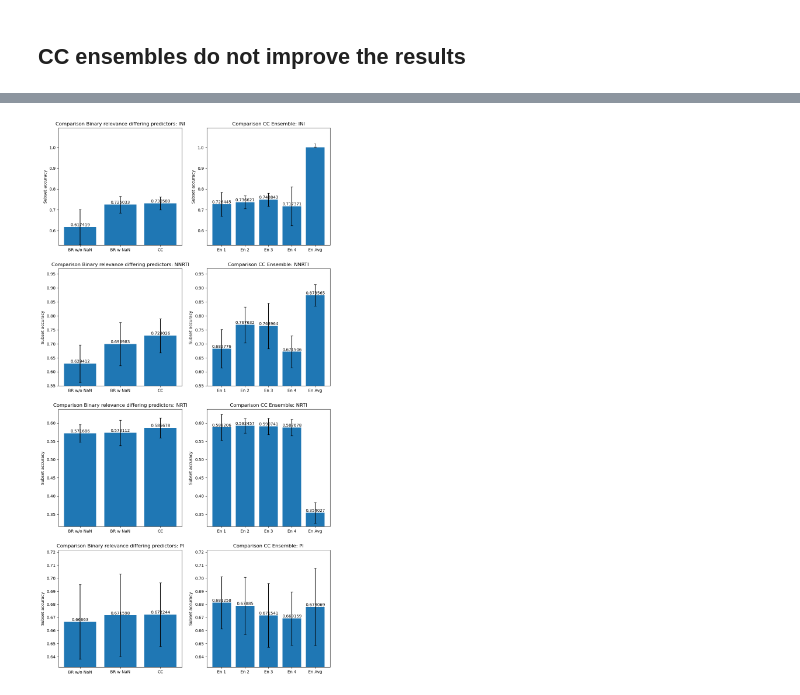
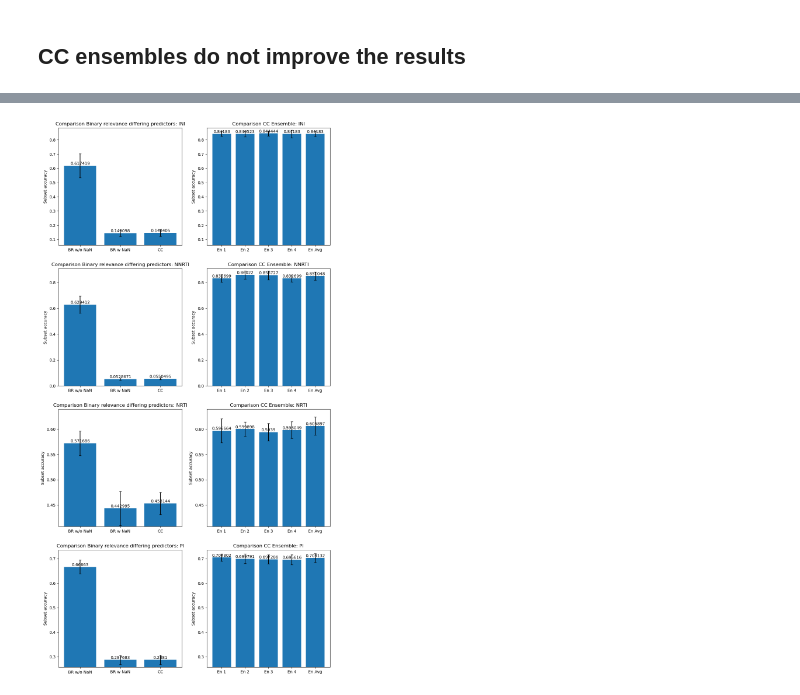
Before and after one commit to FloAvis/Masterthesis_TabPFN_HIV, a Jupyter notebook: statistics/PT_statistics.ipynb, the cells around one changed output, grey strips where cells are left out. Cells and saved outputs as stored; diff of their text form; code cells hidden in the pictures.

```diff
--- a/statistics/PT_statistics.ipynb
+++ b/statistics/PT_statistics.ipynb
@@ -480,32 +480,10 @@ fig.tight_layout()
 # %%
 files = ["Binary_Relevance_5_fold_MOC_prediction_new_save.csv", "Binary_Relevance_5_fold_homebrew_prediction_new_save.csv", "Classifier_Chain_5_fold_homebrew_prediction_new_save.csv"]
 
-sub_accs_fold_mean = {}
-sub_accs_fold_std = {}
+tmp_sub_accs_fold_mean, tmp_sub_accs_fold_std = result_handler.calc_metrics(filepath_list, files, result_handler.subset_acc,metric_args={}, drop_na=True)
 
-for path in filepath_list:
-    acc_list_mean = []
-    acc_list_std = []
-
-    for file in files:
-        results = pd.read_csv(path + file)
-
-        #results.dropna(subset=results.columns[results.columns.str.startswith('True_')].tolist(), inplace=True)
-
-        subs_accs_groups = results.groupby(by="kFolds").apply(
-            lambda x: result_handler.subset_acc(x.filter(regex="Pred_*"), x.filter(regex="True_*"), nan_mode="ignore"),
-            include_groups=False)
-
-        acc_list_mean.append(subs_accs_groups.mean())
-        acc_list_std.append(subs_accs_groups.std())
-
-    sub_accs_fold_mean.update({path.split("/")[-1].strip("_"): acc_list_mean})
-    sub_accs_fold_std.update({path.split("/")[-1].strip("_"): acc_list_std})
-
-df_sub_accs_groups_mean = pd.DataFrame(sub_accs_fold_mean)
-df_sub_accs_groups_std = pd.DataFrame(sub_accs_fold_std)
-
-#print(sub_accs)
+df_sub_accs_groups_mean = pd.DataFrame(tmp_sub_accs_fold_mean)
+df_sub_accs_groups_std = pd.DataFrame(tmp_sub_accs_fold_std)
 
 
 filename = "Classifier_Chain_5_folds_ensemble/"
@@ -530,7 +508,7 @@ for path in filepath_list:
 
         #print(path+filename+chain)
 
-        results.dropna(subset=results.columns[results.columns.str.startswith('True_')].tolist(), inplace=True)
+        #results.dropna(subset=results.columns[results.columns.str.startswith('True_')].tolist(), inplace=True)
 
         pred_labels = results.filter(regex="Pred_*")
 
@@ -538,7 +516,7 @@ for path in filepath_list:
         #pred_labels = (pred_probas > 0.5) * 1.0
 
         subs_accs_groups = results.groupby(by="kFolds").apply(
-            lambda x: result_handler.subset_acc(x.filter(regex="Pred_*"), x.filter(regex="True_*"), nan_mode="ignore"),
+            lambda x: result_handler.subset_acc(x.filter(regex="True_*"), x.filter(regex="Pred_*"), nan_mode="ignore"),
             include_groups=False)
 
         #print(true_labels == true_labels_old)
@@ -564,7 +542,7 @@ for path in filepath_list:
     print(ave_chain_complete)
 
     subs_accs_groups = ave_chain_complete.groupby(by="kFolds").apply(
-        lambda x: result_handler.subset_acc(x.filter(regex="Pred_*"), x.filter(regex="True_*"), nan_mode="ignore"),
+        lambda x: result_handler.subset_acc(x.filter(regex="True_*"), x.filter(regex="Pred_*"), nan_mode="ignore"),
         include_groups=False)
 
     #sub_acc = result_handler.subset_acc(pred_labels, true_labels, nan_mode="ignore")
@@ -601,7 +579,7 @@ for i, drug in enumerate(df_sub_accs_groups_mean.columns.values.tolist()):
     #print(axs[i])
     #print(i)
 
-    p = axs[j].bar(models_w_TabPFN, df_sub_accs_groups_mean[drug])
+    p = axs[j].bar(models_w_TabPFN, df_sub_accs_groups_mean[drug], colors=)
     axs[j].errorbar(models_w_TabPFN, df_sub_accs_groups_mean[drug], yerr=df_sub_accs_groups_std[drug], capsize=3,
                     fmt="none", ecolor="black")
 
@@ -657 +635 @@ for i, drug in enumerate(df_sub_accs_groups_mean.columns.values.tolist()):
-[figure, old version]
+[figure, new version]
```
Also changed, not shown: parts of 1 cell of this notebook, 1 other file.
